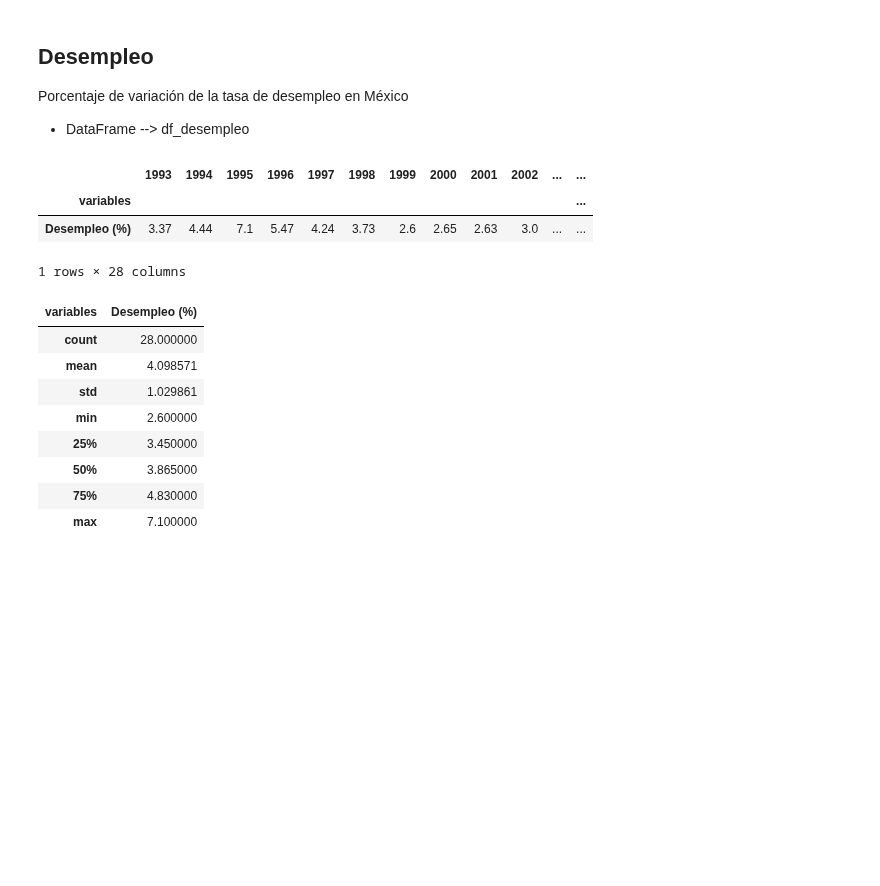
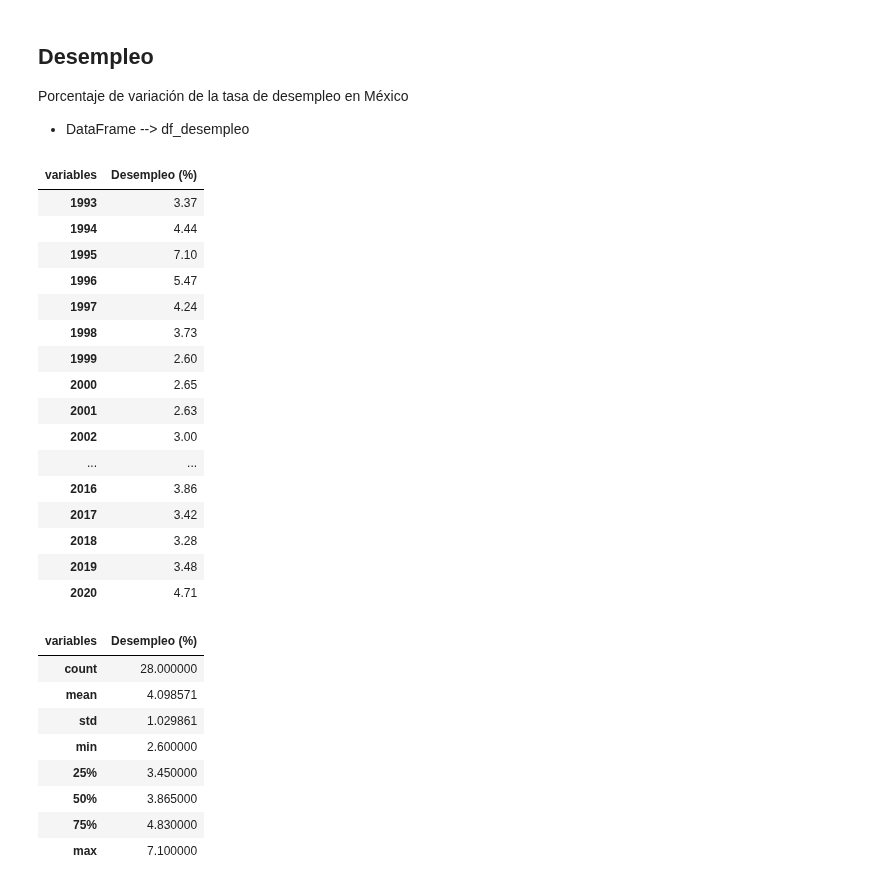
Before and after one commit to Afri-cola/Kschool-TFM, a Jupyter notebook: Edit_Desempleo.ipynb, the cells around one changed output. Drawn from its saved outputs; the diff is of its cells as text; code cells hidden in the pictures; blank space fills up the shorter version.

```diff
--- a/Edit_Desempleo.ipynb
+++ b/Edit_Desempleo.ipynb
@@ -24,18 +16,27 @@ def limpieza_indicadores(root):
 # %%
-root_Desempleo = "Variables_economicas/Desempleo.csv"
-df_Desempleo = limpieza_indicadores(root_Desempleo)
-df_Desempleo = df_Desempleo.round(2)
 df_Desempleo = df_Desempleo.replace({'Desempleo, total (% de la población activa total) (estimación modelado OIT)': 'Desempleo (%)'})
 df_Desempleo.set_index('variables', inplace=True)
-
-df_Desempleo.head()
+df_desempleo = df_Desempleo.transpose()
-# %% [output]
-|  | 1993 | 1994 | 1995 | 1996 | 1997 | 1998 | 1999 | 2000 | 2001 | 2002 | ... | ... |
-| variables |  |  |  |  |  |  |  |  |  |  |  | ... |
-| Desempleo (%) | 3.37 | 4.44 | 7.1 | 5.47 | 4.24 | 3.73 | 2.6 | 2.65 | 2.63 | 3.0 | ... | ... |
-1 rows × 28 columns
 # %%
-df_desempleo = df_Desempleo.transpose()
+df_desempleo
+# %% [output]
+| variables | Desempleo (%) |
+| 1993 | 3.37 |
+| 1994 | 4.44 |
+| 1995 | 7.10 |
+| 1996 | 5.47 |
+| 1997 | 4.24 |
+| 1998 | 3.73 |
+| 1999 | 2.60 |
+| 2000 | 2.65 |
+| 2001 | 2.63 |
+| 2002 | 3.00 |
+| ... | ... |
+| 2016 | 3.86 |
+| 2017 | 3.42 |
+| 2018 | 3.28 |
+| 2019 | 3.48 |
+| 2020 | 4.71 |
 # %%
 df_desempleo.describe()
 # %% [output]
```
Also changed, not shown: parts of 5 cells of this notebook.
